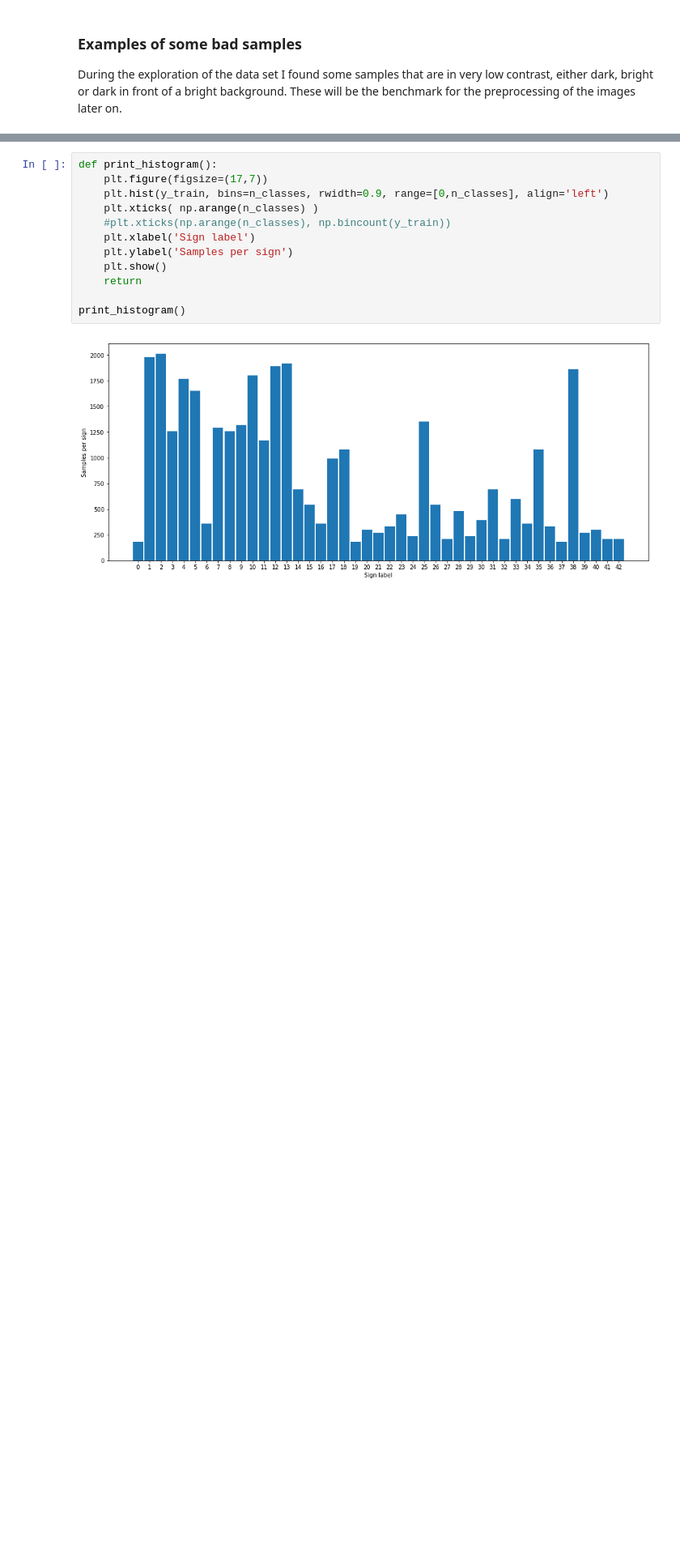
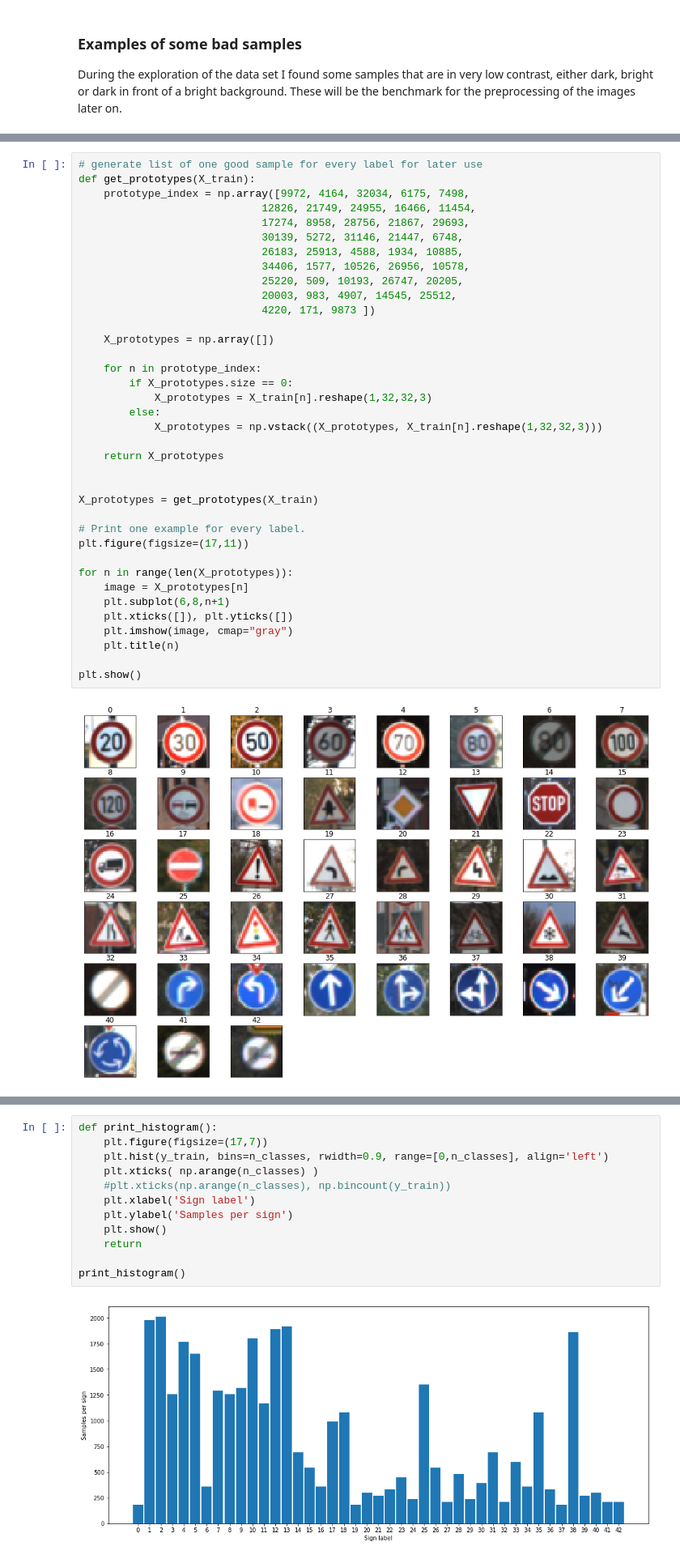
Before and after one commit to stefancyliax/CarND-Traffic-Sign-Classifier-Project, a Jupyter notebook: Traffic_Sign_Classifier.ipynb, the cells around one changed output, grey strips where cells are left out. Shown at 81% size. Cells and saved outputs as stored; diff of their text form; blank space fills up the shorter version.

```diff
--- a/Traffic_Sign_Classifier.ipynb
+++ b/Traffic_Sign_Classifier.ipynb
@@ -137,3 +141,42 @@ for n in range(len(index_bad)):
 # %% [output]
 [figure]
+# %%
+# generate list of one good sample for every label for later use
+def get_prototypes(X_train):
+    prototype_index = np.array([9972, 4164, 32034, 6175, 7498,
+                             12826, 21749, 24955, 16466, 11454,
+                             17274, 8958, 28756, 21867, 29693,
+                             30139, 5272, 31146, 21447, 6748,
+                             26183, 25913, 4588, 1934, 10885,
+                             34406, 1577, 10526, 26956, 10578,
+                             25220, 509, 10193, 26747, 20205,
+                             20003, 983, 4907, 14545, 25512,
+                             4220, 171, 9873 ])
+
+    X_prototypes = np.array([])
+
+    for n in prototype_index:
+        if X_prototypes.size == 0:
+            X_prototypes = X_train[n].reshape(1,32,32,3)
+        else:
+            X_prototypes = np.vstack((X_prototypes, X_train[n].reshape(1,32,32,3)))
+
+    return X_prototypes
+
+
+X_prototypes = get_prototypes(X_train)
+
+# Print one example for every label.
+plt.figure(figsize=(17,11))
+
+for n in range(len(X_prototypes)):
+    image = X_prototypes[n]
+    plt.subplot(6,8,n+1)
+    plt.xticks([]), plt.yticks([])
+    plt.imshow(image, cmap="gray")
+    plt.title(n)
+
+plt.show()
+# %% [output]
+[figure, added]
 # %% [markdown]
```
Also changed, not shown: parts of 28 cells of this notebook, 8 other files.
